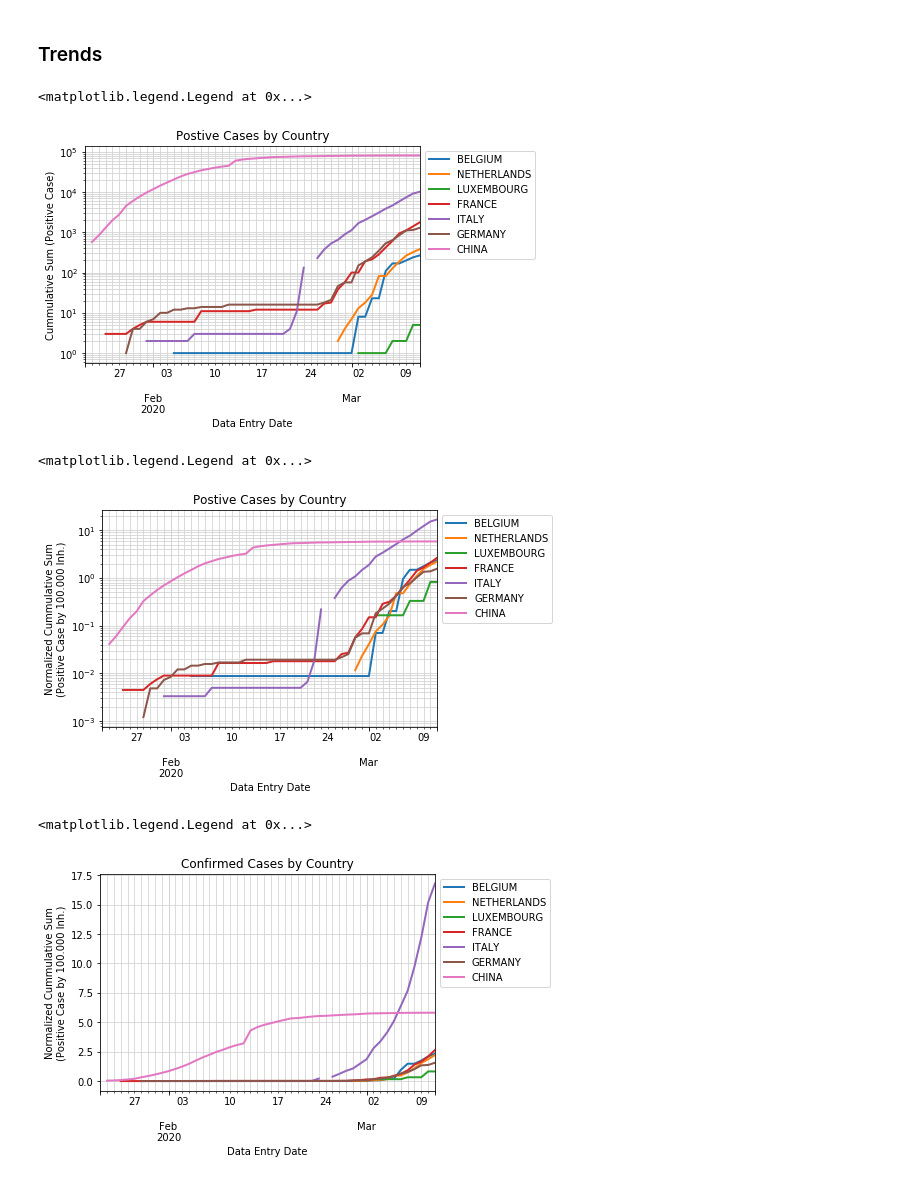
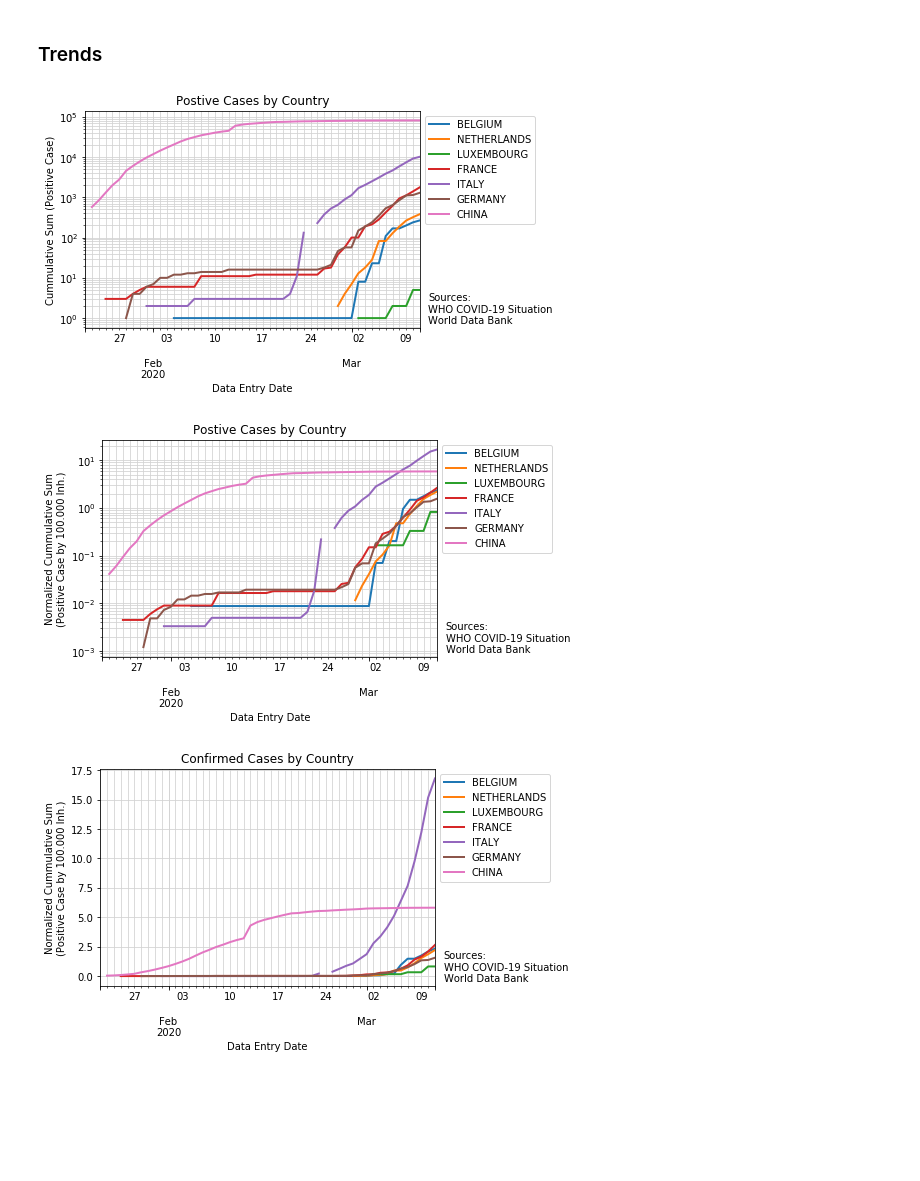
Before and after one commit to jlandercy/cookbook, a Jupyter notebook: python/scientific/covid19.ipynb, the cells around one changed output. Drawn from its saved outputs; the diff is of its cells as text; code cells hidden in the pictures; blank space fills up the shorter version.

```diff
--- a/python/scientific/covid19.ipynb
+++ b/python/scientific/covid19.ipynb
@@ -48,7 +48,7 @@ raw.json()['features'][:3]
    'DateOfDataEntry': 1579651200000,
    'ADM0_NAME': 'THAILAND'}}]
 # %%
-data = pd.io.json.json_normalize(raw.json(), record_path='features')
+data = pd.json_normalize(raw.json(), record_path='features')
 data = data.rename(columns={'attributes.OBJECTID':'id', 'attributes.ADM0_NAME': 'country',
                             'attributes.cum_conf':'cumsum', 'attributes.DateOfDataEntry':'unixtime'})
 data['date'] = pd.to_datetime(data['unixtime'], origin='unix', unit='ms')
@@ -104,13 +104,13 @@ ncross.tail(5)[keys]
 # %%
 axe = cross[keys].plot(logy=True, linewidth=2)
 axe.set_title("Postive Cases by Country")
 axe.set_xlabel("Data Entry Date")
 axe.set_ylabel("Cummulative Sum (Positive Case)")
 axe.grid(which='both', color='lightgray')
 axe.legend(bbox_to_anchor=(1,1), loc='upper left')
+_ = axe.get_figure().text(0.92, 0.14, "Sources:\nWHO COVID-19 Situation\nWorld Data Bank")
 # %% [output]
-<matplotlib.legend.Legend at 0x...>
-[figure, old version]
+[figure, new version]
 # %%
 axe = ncross[keys].plot(logy=True, linewidth=2)
 axe.set_title("Postive Cases by Country")
@@ -118,17 +118,16 @@ axe.set_xlabel("Data Entry Date")
 axe.set_ylabel("Normalized Cummulative Sum\n(Positive Case by 100.000 Inh.)")
 axe.grid(which='both', color='lightgray')
 axe.legend(bbox_to_anchor=(1,1), loc='upper left')
+_ = axe.get_figure().text(0.92, 0.14, "Sources:\nWHO COVID-19 Situation\nWorld Data Bank")
 # %% [output]
-<matplotlib.legend.Legend at 0x...>
-[figure, old version]
+[figure, new version]
 # %%
 axe = ncross[keys].plot(linewidth=2)
 axe.set_title("Confirmed Cases by Country")
 axe.set_xlabel("Data Entry Date")
 axe.set_ylabel("Normalized Cummulative Sum\n(Positive Case by 100.000 Inh.)")
 axe.grid(which='both', color='lightgray')
-#axe.set_ylim([0,10])
 axe.legend(bbox_to_anchor=(1,1), loc='upper left')
+_ = axe.get_figure().text(0.92, 0.14, "Sources:\nWHO COVID-19 Situation\nWorld Data Bank")
 # %% [output]
-<matplotlib.legend.Legend at 0x...>
-[figure, old version]
+[figure, new version]
```
Also changed, not shown: parts of 7 cells of this notebook.
